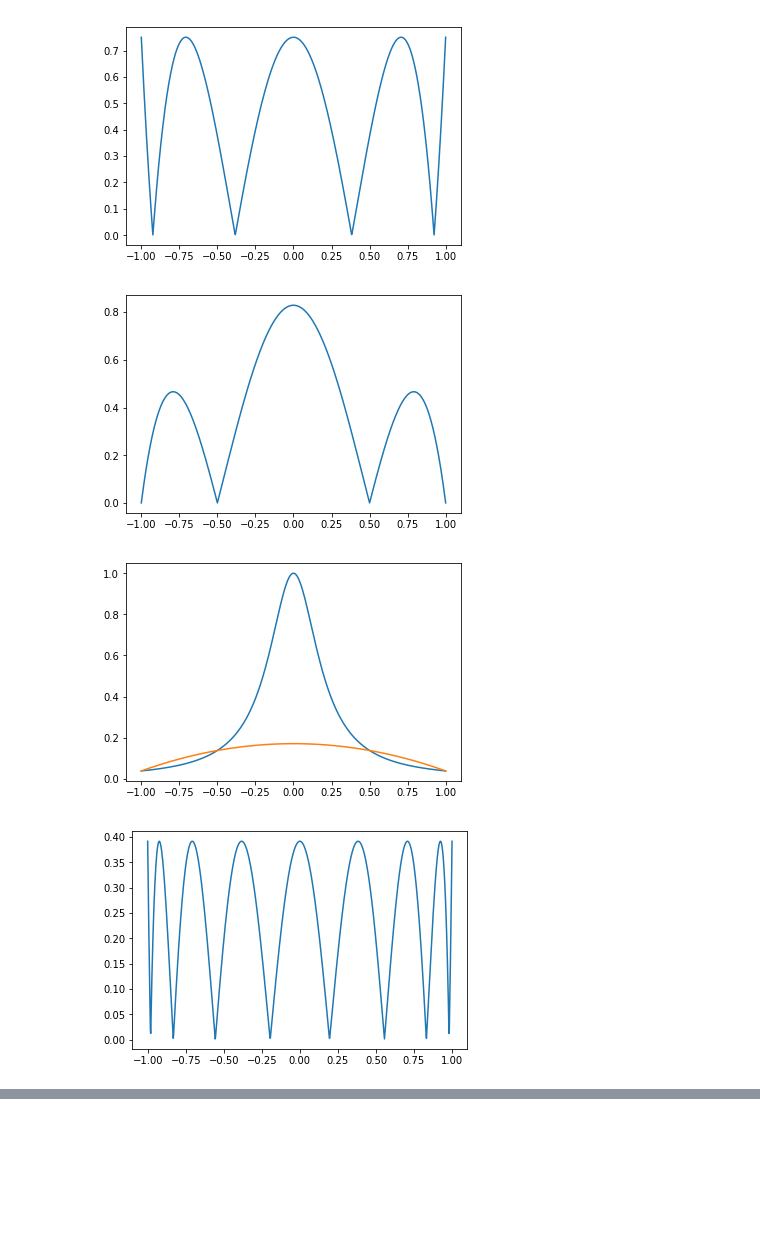
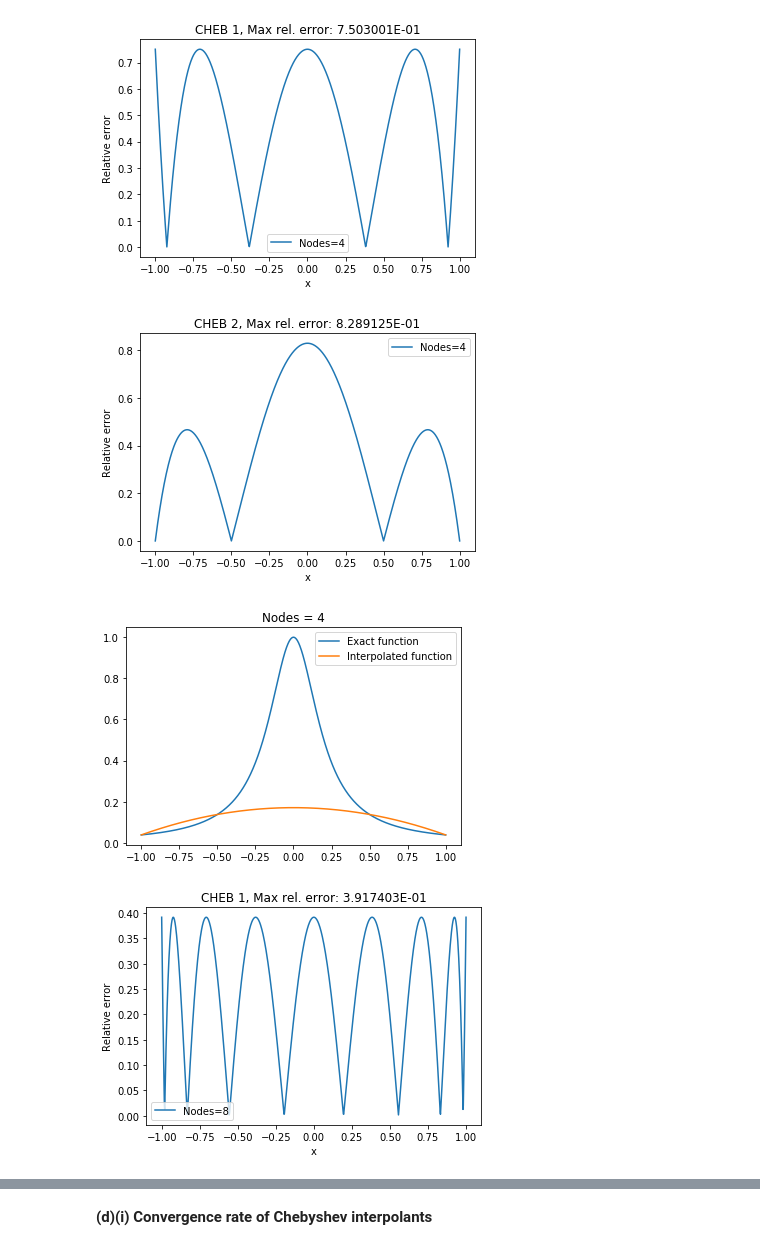
Before and after one commit to srijaniiserprinceton/APC523, a Jupyter notebook: HW3/prob2_hw2.ipynb, the cells around one changed output, grey strips where cells are left out. Cells and saved outputs as stored; diff of their text form; code cells hidden in the pictures; blank space fills up the shorter version.

```diff
--- a/HW3/prob2_hw2.ipynb
+++ b/HW3/prob2_hw2.ipynb
@@ -147,12 +181,22 @@ for N_nodes in nodes_list:
     f = lambda x: np.exp(x)
 
     b_cheb1 = BaryInterp(nodes_cheb1,f(nodes_cheb1),weights_cheb1)
+    rel_err1 = np.abs(np.exp(x_interp) - b_cheb1.interp_lagrange(x_interp))/np.exp(x_interp)
 
     b_cheb2 = BaryInterp(nodes_cheb2,f(nodes_cheb2),weights_cheb2)
+    rel_err2 = np.abs(np.exp(x_interp) - b_cheb2.interp_lagrange(x_interp))/np.exp(x_interp)
 
     plt.figure()
-    plt.plot(x_interp, np.abs(np.exp(x_interp) - b_cheb1.interp_lagrange(x_interp))/np.exp(x_interp))
+    plt.plot(x_interp, rel_err1,label='Nodes=%i'%N_nodes)
+    plt.title('CHEB 1, Max rel. error: %E'%np.amax(rel_err1))
+    plt.legend()
+    plt.xlabel('x')
+    plt.ylabel('Relative error')
 
     plt.figure()
-    plt.plot(x_interp, np.abs(np.exp(x_interp) - b_cheb2.interp_lagrange(x_interp))/np.exp(x_interp))
+    plt.plot(x_interp, rel_err2,label='Nodes=%i'%N_nodes)
+    plt.title('CHEB 2, Max rel. error: %E'%np.amax(rel_err2))
+    plt.legend()
+    plt.xlabel('x')
+    plt.ylabel('Relative error')
 # %% [output]
@@ -165,37 +215,49 @@ for N_nodes in nodes_list:
 # %%
 import numpy.polynomial.chebyshev as cheb
 
-nodes_list = [4,8,16,100]
+nodes_list = [4,8,16]
 
 x_interp = np.linspace(-1,1,1001)
 
 for N_nodes in nodes_list:
 
     nodes_cheb1 = cheb.chebpts1(N_nodes)
 
     weights_cheb1 = chebweights1(nodes_cheb1)
 
     nodes_cheb2 = cheb.chebpts2(N_nodes)
 
     weights_cheb2 = chebweights2(len(nodes_cheb2))
 
     f = lambda x: 1.0/(1.0 + 25.0*(x**2))
 
     b_cheb1 = BaryInterp(nodes_cheb1,f(nodes_cheb1),weights_cheb1)
+    rel_err1 = np.abs(f(x_interp) - b_cheb1.interp_lagrange(x_interp))/f(x_interp)
 
     b_cheb2 = BaryInterp(nodes_cheb2,f(nodes_cheb2),weights_cheb2)
+    rel_err2 = np.abs(f(x_interp) - b_cheb2.interp_lagrange(x_interp))/f(x_interp)
 
     plt.figure()
-    plt.plot(x_interp, np.abs(f(x_interp) - b_cheb1.interp_lagrange(x_interp))/f(x_interp))
+    plt.plot(x_interp, rel_err1,label='Nodes=%i'%N_nodes)
+    plt.title('CHEB 1, Max rel. error: %E'%np.amax(rel_err1))
+    plt.legend()
+    plt.xlabel('x')
+    plt.ylabel('Relative error')
 
     plt.figure()
-    plt.plot(x_interp, np.abs(f(x_interp) - b_cheb2.interp_lagrange(x_interp))/f(x_interp))
+    plt.plot(x_interp, rel_err2,label='Nodes=%i'%N_nodes)
+    plt.title('CHEB 2, Max rel. error: %E'%np.amax(rel_err2))
+    plt.legend()
+    plt.xlabel('x')
+    plt.ylabel('Relative error')
 
     plt.figure()
-    plt.plot(x_interp, f(x_interp))
-    plt.plot(x_interp, b_cheb2.interp_lagrange(x_interp))
+    plt.plot(x_interp, f(x_interp), label='Exact function')
+    plt.plot(x_interp, b_cheb2.interp_lagrange(x_interp), label='Interpolated function')
+    plt.title('Nodes = %i'%N_nodes)
+    plt.legend()
 # %% [output]
-[figure, old version]
+[figure, new version]
-[figure, old version]
+[figure, new version]
-[figure, old version]
+[figure, new version]
-[figure, old version]
+[figure, new version]
@@ -210,3 +269,5 @@ for N_nodes in nodes_list:
+# %% [markdown]
+**(d)(i) Convergence rate of Chebyshev interpolants**
 # %%
 import numpy.polynomial.chebyshev as cheb
 
```
Also changed, not shown: parts of 21 cells of this notebook, 2 other files.
